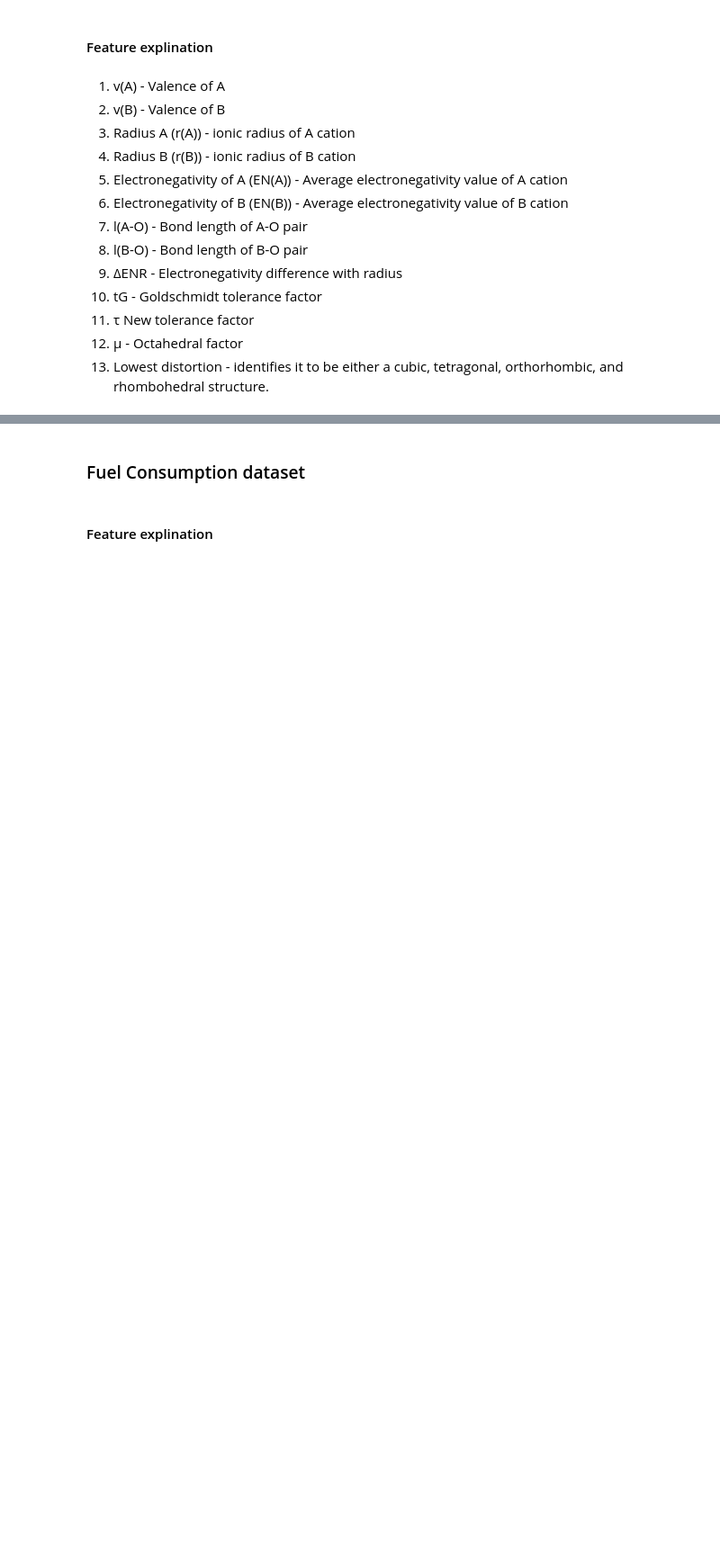
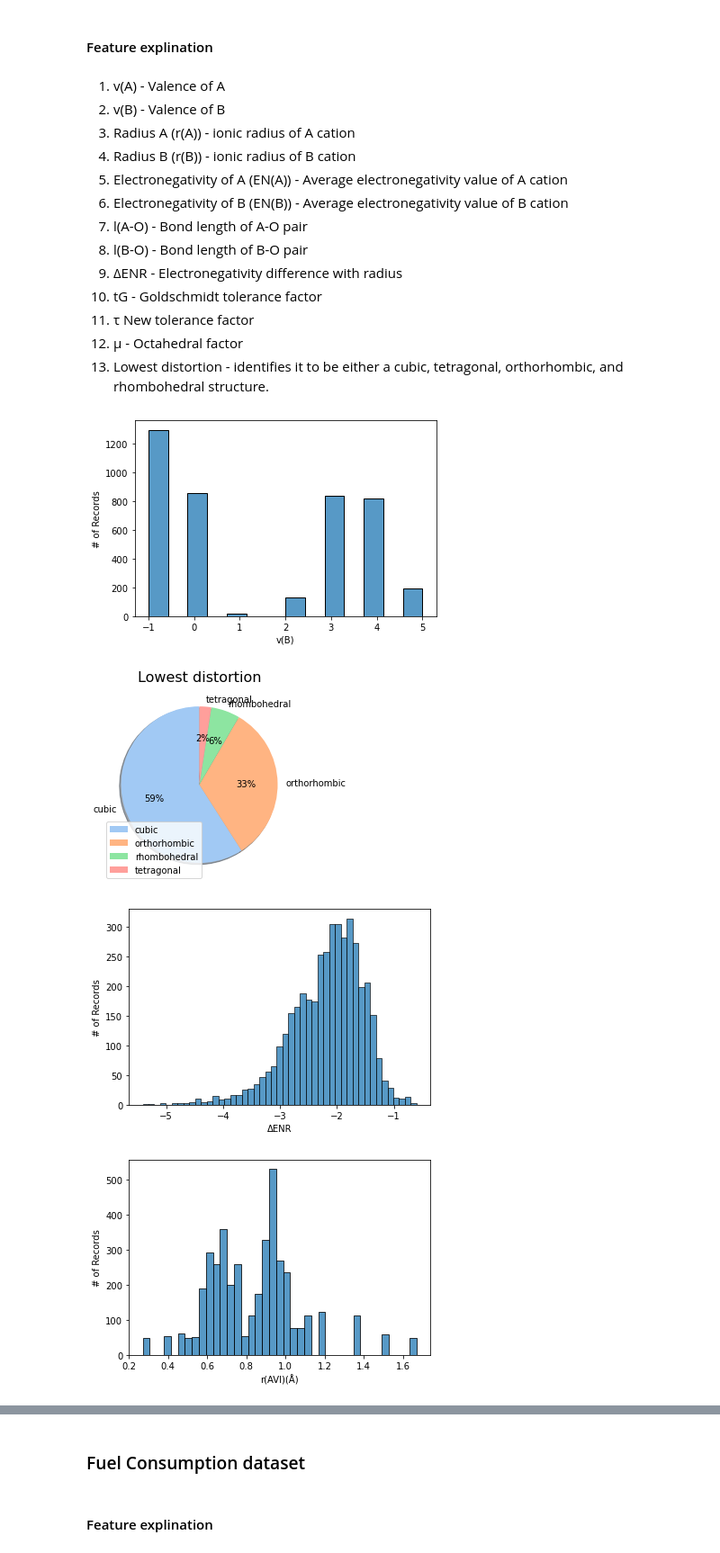
Before and after one commit to Erez123454/MachineLearning_Ass1, a Jupyter notebook: DataAnalysis.ipynb, the cells around one changed output, grey strips where cells are left out. Shown: that part at 90% size. Saved outputs shown, nothing was run; the diff lists cells and outputs as text; code cells hidden in the pictures; blank space fills up the shorter version.

Commit message:
add partial analysis on crystal dataset

```diff
--- a/DataAnalysis.ipynb
+++ b/DataAnalysis.ipynb
@@ -158 +162,3 @@ plotChartForAllDataset(waterQualityDataset)
+# %%
+crystalDataset = pd.read_csv('datasets/classification/crystal.csv')
 # %%
@@ -181,0 +221,7 @@ plotChartForAllDataset(cristalDataset,excludeList=[])
+# %%
+plotChartForAllDataset(crystalDataset)
+# %% [output]
+[figure, added]
+[figure, added]
+[figure, added]
+[figure, added]
```
Also changed, not shown: parts of 14 cells of this notebook, 3 other files.
